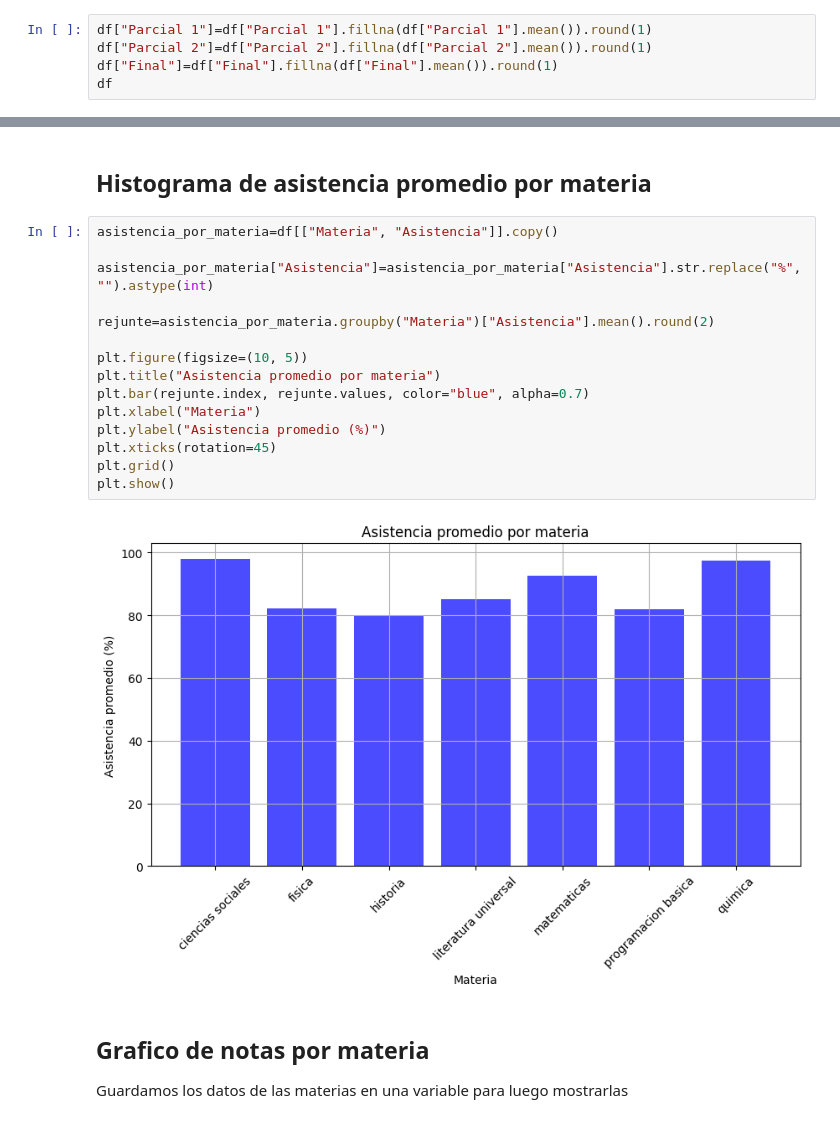
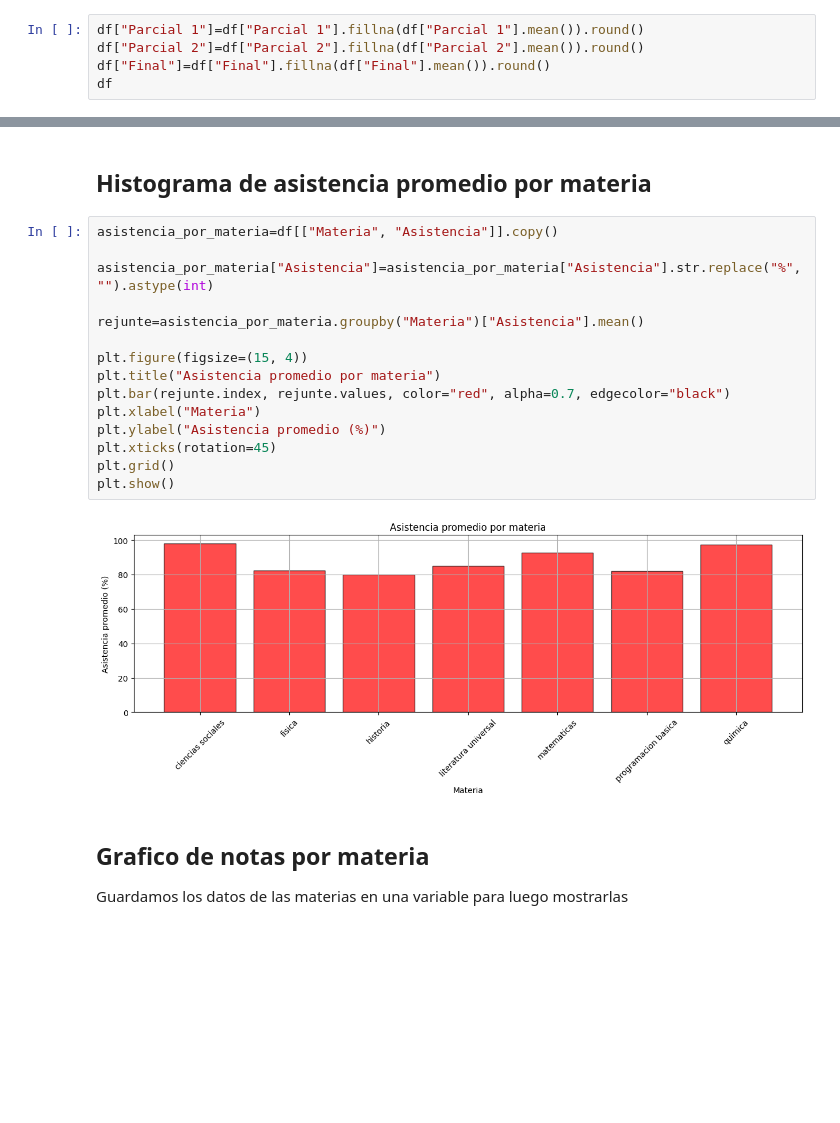
Before and after one commit to Emiliojoa/modelo-parcial, a Jupyter notebook: main (1).ipynb, the cells around one changed output, grey strips where cells are left out. Cells and saved outputs as stored; diff of their text form; blank space fills up the shorter version.

```diff
--- a/main (1).ipynb
+++ b/main (1).ipynb
@@ -144,8 +144,8 @@ df
 # Ahora convertiremos los valores nulos con la media de cada una de ellas
 ### Tambien redondearemos a un solo decimas
 # %%
-df["Parcial 1"]=df["Parcial 1"].fillna(df["Parcial 1"].mean()).round(1)
-df["Parcial 2"]=df["Parcial 2"].fillna(df["Parcial 2"].mean()).round(1)
-df["Final"]=df["Final"].fillna(df["Final"].mean()).round(1)
+df["Parcial 1"]=df["Parcial 1"].fillna(df["Parcial 1"].mean()).round()
+df["Parcial 2"]=df["Parcial 2"].fillna(df["Parcial 2"].mean()).round()
+df["Final"]=df["Final"].fillna(df["Final"].mean()).round()
 df
 # %% [output]
@@ -254,20 +252,20 @@ En esta sección, deben utilizar la librería Matplotlib para crear visualizacio
 # %%
 asistencia_por_materia=df[["Materia", "Asistencia"]].copy()
 
 asistencia_por_materia["Asistencia"]=asistencia_por_materia["Asistencia"].str.replace("%", "").astype(int)
 
-rejunte=asistencia_por_materia.groupby("Materia")["Asistencia"].mean().round(2)
+rejunte=asistencia_por_materia.groupby("Materia")["Asistencia"].mean()
 
-plt.figure(figsize=(10, 5))
+plt.figure(figsize=(15, 4))
 plt.title("Asistencia promedio por materia")
-plt.bar(rejunte.index, rejunte.values, color="blue", alpha=0.7)
+plt.bar(rejunte.index, rejunte.values, color="red", alpha=0.7, edgecolor="black")
 plt.xlabel("Materia")
 plt.ylabel("Asistencia promedio (%)")
 plt.xticks(rotation=45)
 plt.grid()
 plt.show()
 # %% [output]
-[figure, old version]
+[figure, new version]
 # %% [markdown]
 ## Grafico de notas por materia
 Guardamos los datos de las materias en una variable para luego mostrarlas
```
Also changed, not shown: parts of 5 cells of this notebook, 1 other file.
